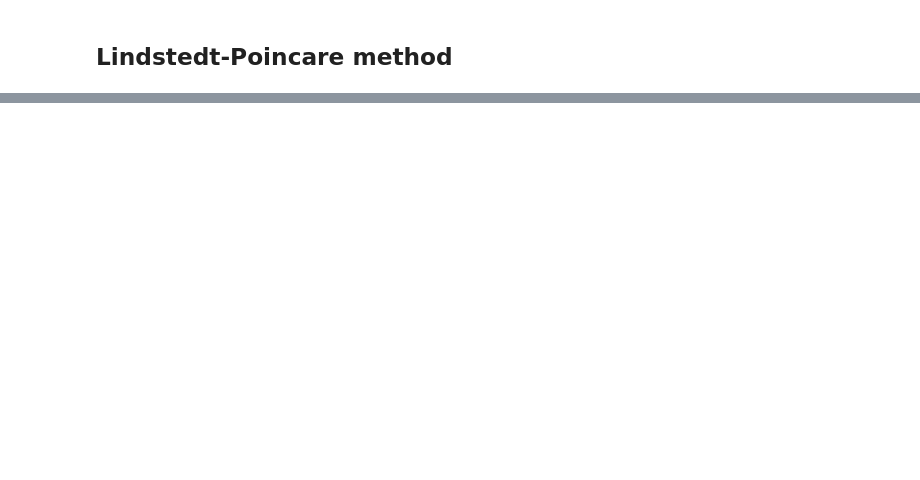
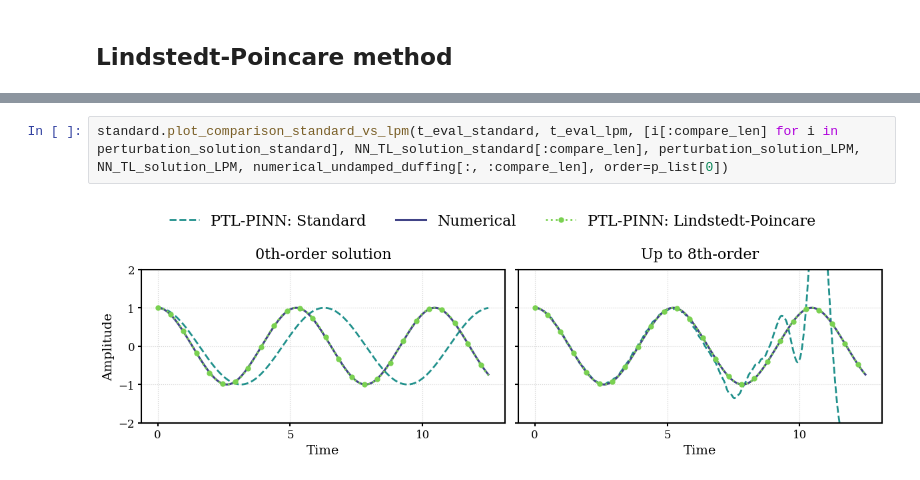
Before and after one commit to esemsc-dda24/PTL-PINNs, a Jupyter notebook: ptlpinns/results/undamped.ipynb, the cells around one changed output, grey strips where cells are left out. Cells and saved outputs as stored; diff of their text form; blank space fills up the shorter version.

```diff
--- a/ptlpinns/results/undamped.ipynb
+++ b/ptlpinns/results/undamped.ipynb
@@ -52,0 +89,4 @@ NameError: name 'w_series_list' is not defined
+# %%
+standard.plot_comparison_standard_vs_lpm(t_eval_standard, t_eval_lpm, [i[:compare_len] for i in perturbation_solution_standard], NN_TL_solution_standard[:compare_len], perturbation_solution_LPM, NN_TL_solution_LPM, numerical_undamped_duffing[:, :compare_len], order=p_list[0])
+# %% [output]
+[figure, added]
```
Also changed, not shown: parts of 14 cells of this notebook, 6 other files.
